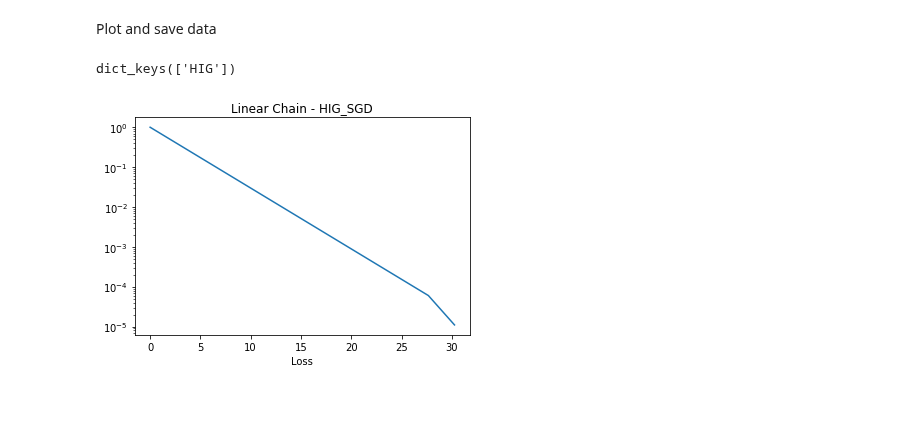
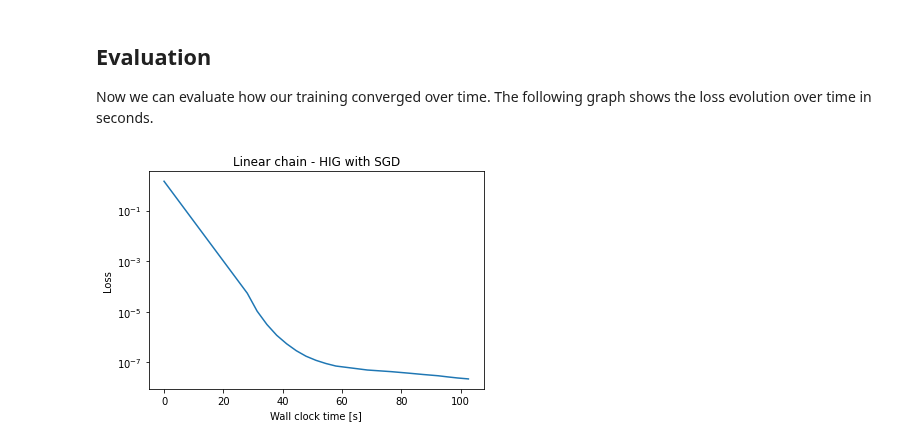
Before and after one commit to tum-pbs/pbdl-book, a Jupyter notebook: physgrad-hig-code.ipynb, the cells around one changed output. Cells and saved outputs as stored; diff of their text form; code cells hidden in the pictures; blank space fills up the shorter version.

```diff
--- a/physgrad-hig-code.ipynb
+++ b/physgrad-hig-code.ipynb
@@ -142,5 +166,5 @@ def loss_function(a,b):
 # %%
 N = 2**12
-x_train = np.random.rand(N, 2 * Nx).astype(np.float32)
-y_train = x_train
+X_TRAIN = np.random.rand(N, 2 * Nx).astype(np.float32)
+Y_TRAIN = X_TRAIN # the target states are identical
 # %% [markdown]
@@ -266,9 +286,9 @@ class Optimization():
         self.y_dim = y_train.shape[1]
         self.weight_shapes = [weight_tensor.shape for weight_tensor in self.model.trainable_weights]
 
-    def set_params(self,batch_size,learning_rate,optimizer,max_number,mode,trunc):
+    def set_params(self,batch_size,learning_rate,optimizer,max_time,mode,trunc):
         self.number_of_batches = N // batch_size
-        self.max_number = max_number
+        self.max_time = max_time
         self.batch_size = batch_size
         self.learning_rate = learning_rate
         self.optimizer = optimizer(learning_rate)
@@ -295,7 +315,7 @@ class Optimization():
 
 
     @tf.function
-    def pg_get_physics_derivatives(self,x_batch, y_batch): #physical grads
+    def pg_get_physics_derivatives(self,x_batch, y_batch): # physics gradient for SIP
 
         with tf.GradientTape(persistent=True) as tape:
             control_batch = self.model(y_batch)
@@ -345,7 +365,7 @@ class Optimization():
             grad = self.gd_get_derivatives(x_batch, y_batch)
             self.optimizer.apply_gradients(zip(grad, self.model.trainable_weights))
 
-        elif self.mode=="PG":
+        elif self.mode=="SIP":
             jacy,grad,control_batch = self.pg_get_physics_derivatives(x_batch, y_batch)
             grad_e = tf.expand_dims(grad,-1)
             pinv = tf.linalg.pinv(jacy,rcond=10**-5)
@@ -359,7 +379,7 @@ class Optimization():
             flat_jacy_list = [tf.reshape(jac, (self.batch_size * self.y_dim, -1)) for jac in jacy]
             flat_jacy = tf.concat(flat_jacy_list, axis=1)
             flat_grad = tf.reshape(grad, (-1,))
-            inv = gpinv(flat_jacy, rcond=self.trunc)
+            inv = HIG_pinv(flat_jacy, rcond=self.trunc)
             processed_derivatives = tf.tensordot(inv, flat_grad, axes=(1, 0))
             #processed_derivatives = self.linear_solve(flat_jacy, flat_grad)
             update_list = []
@@ -375,18 +395,17 @@ class Optimization():
 
     def epoch_update(self):
         for batch_index in range(self.number_of_batches):
-            position = batch_index * batch_size
-            x_batch = self.x_train[position:position + batch_size]
-            y_batch = self.y_train[position:position + batch_size]
+            position = batch_index * self.batch_size
+            x_batch = self.x_train[position:position + self.batch_size]
+            y_batch = self.y_train[position:position + self.batch_size]
             self.mini_batch_update(x_batch, y_batch)
 
     def eval(self,epoch,wc_time,ep_dur):
-
-        print('Epoch: ', epoch,' WallClockTime: ',wc_time,' EpochDuration: ',ep_dur )
-
         train_loss = self.computation(self.x_train,self.y_train)
         train_loss_per_dp = train_loss / N
-        print('TrainLoss:', train_loss_per_dp)
+        if epoch<5 or epoch%20==0: print('Epoch: ', epoch,', wall clock time: ',wc_time,', loss: ', float(train_loss_per_dp) )
+        #print('TrainLoss:', train_loss_per_dp)
+        #print('Epoch: ', epoch,' WallClockTime: ',wc_time,' EpochDuration: ',ep_dur )
         return train_loss_per_dp
 
     def start_training(self):
@@ -398,7 +417,7 @@ class Optimization():
         epoch=0
         wc_time = 0
 
-        while wc_time<max_number:
+        while wc_time<self.max_time:
 
             duration = time.time()
             self.epoch_update()
@@ -420,5 +439,5 @@ Start the simulation.
 # %%
-opt = Optimization(model,solver,loss_function,x_train,y_train)
-opt.set_params(batch_size,learning_rate,optimizer,max_number,mode,trunc)
+opt = Optimization(model, solver, loss_function, X_TRAIN, Y_TRAIN)
+opt.set_params(BATCH_SIZE, LR, OPTIMIZER, MAX_TIME, MODE, TRUNC)
 time_list, loss_list = opt.start_training()
 # %% [output]
@@ -433,19 +449,15 @@ TrainLoss: tf.Tensor(1.1014066e-05, shape=(), dtype=float32)
-# %% [markdown]
-Plot and save data
+# %% [markdown]
+
+## Evaluation
+
+Now we can evaluate how our training converged over time. The following graph shows the loss evolution over time in seconds.
 # %%
 import matplotlib.pyplot as plt
 
-wct_times = {}
-wct_times[mode] = wct_time
-print(format(wct_times.keys()))
-
-wct_time = np.cumsum(time_list)
-plt.plot(wct_time,loss_list)
+plt.plot(np.cumsum(time_list),loss_list)
 plt.yscale('log')
-plt.xlabel('Wall clock time')
-plt.xlabel('Loss')
-plt.title('Linear Chain - '+mode+'_'+str(optimizer.__name__))
+plt.xlabel('Wall clock time [s]'); plt.ylabel('Loss')
+plt.title('Linear chain - '+MODE+' with '+str(OPTIMIZER.__name__))
 plt.show()
 # %% [output]
-dict_keys(['HIG'])
-[figure, old version]
+[figure, new version]
```
Also changed, not shown: parts of 31 cells of this notebook.
